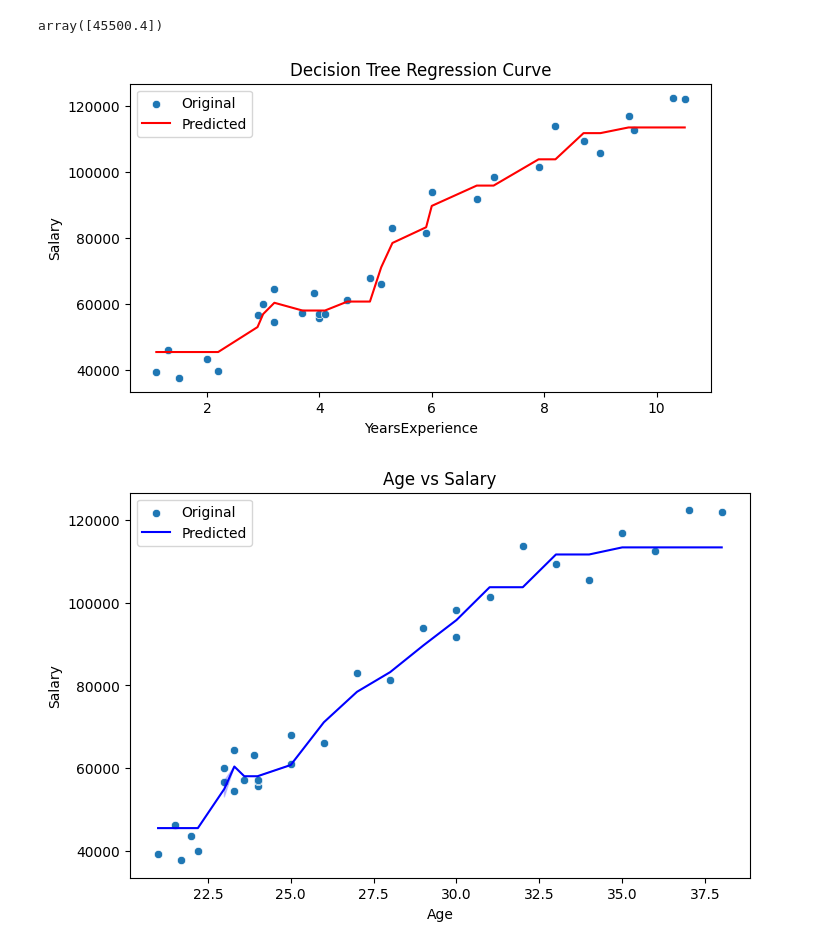
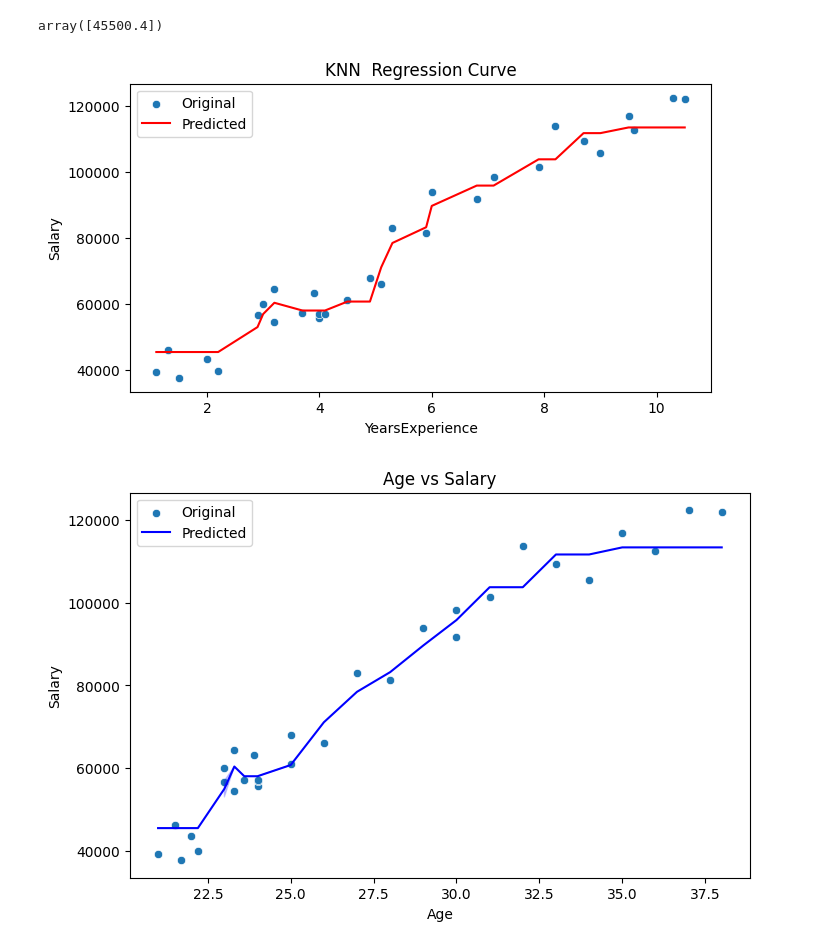
Before and after one commit to omgajipara7/Data-Science, a Jupyter notebook: AI:ML/Machine Learning/Supervised Learning/Regression/K-Nearest Neighbors (KNN) Regression/KNNRegression.ipynb, the cells around one changed output. Saved outputs shown, nothing was run; the diff lists cells and outputs as text; code cells hidden in the pictures.

```diff
--- a/AI:ML/Machine Learning/Supervised Learning/Regression/K-Nearest Neighbors (KNN) Regression/KNNRegression.ipynb
+++ b/AI:ML/Machine Learning/Supervised Learning/Regression/K-Nearest Neighbors (KNN) Regression/KNNRegression.ipynb
@@ -106,29 +108,31 @@ array([45500.4])
 # %%
 # Predicted salaries
 yprd=knn.predict(x_scaled)
 
 
 
 # Scatter + Line Plot: YearsExperience vs Salary
 plt.figure(figsize=(7.5,4))
 sns.scatterplot(x='YearsExperience', y='Salary', data=data, label='Original')
 sns.lineplot(x='YearsExperience', y=yprd, data=data, color='red', label='Predicted')
-plt.title("Decision Tree Regression Curve")
+plt.title("KNN  Regression Curve")
 plt.xlabel("YearsExperience")
 plt.ylabel("Salary")
 plt.legend()
+plt.savefig("assets/KNNRegressor1.jpg")
+
 plt.show()
 
 # Scatter + Line Plot: Age vs Salary
 plt.figure(figsize=(8,5))
 sns.scatterplot(x='Age', y='Salary', data=data, label='Original')
 sns.lineplot(x='Age', y=yprd, data=data, color='blue', label='Predicted')
 plt.title("Age vs Salary")
 plt.xlabel("Age")
 plt.ylabel("Salary")
 plt.legend()
-
+plt.savefig("assets/KNNRegressor2.jpg")
 plt.show()
 # %% [output]
-[figure, old version]
+[figure, new version]
 [figure]
```
Also changed, not shown: parts of 1 cell of this notebook, 21 other files.
